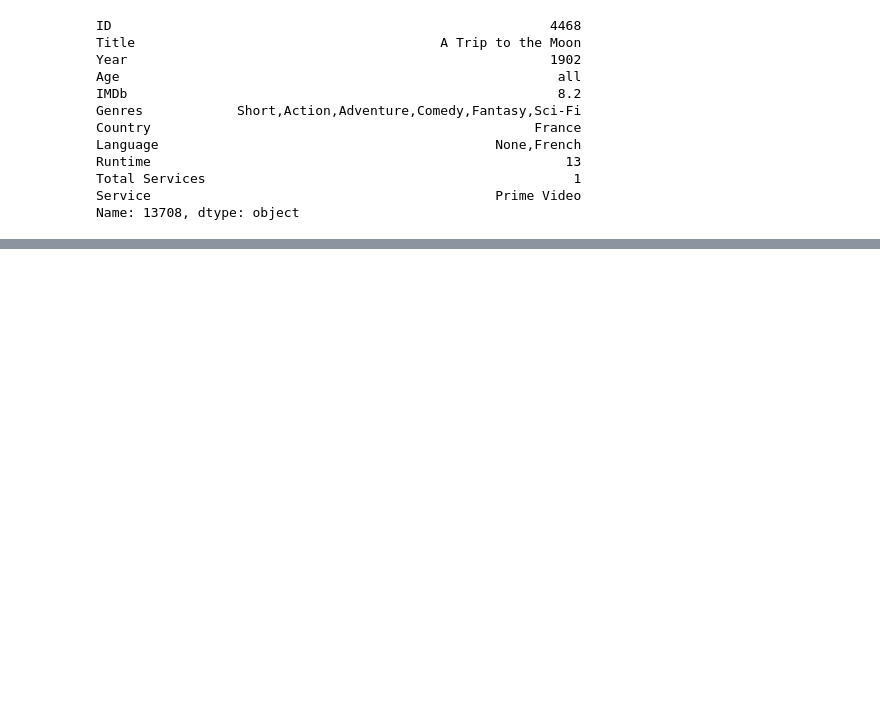
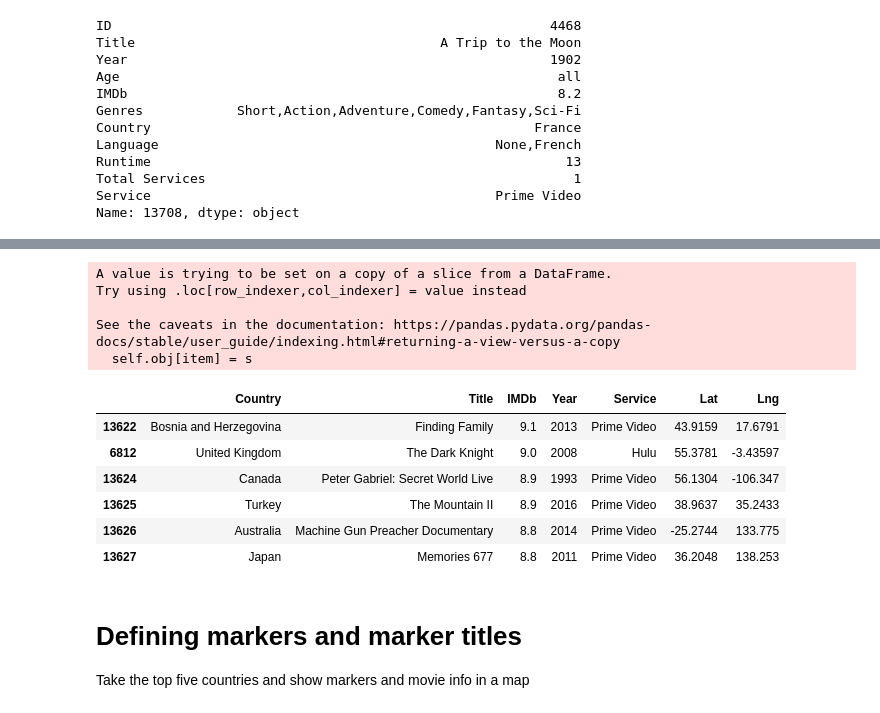
Before and after one commit to RoLDT/project-one-nesfils, a Jupyter notebook: Gabby.ipynb, the cells around one changed output, grey strips where cells are left out. Saved outputs shown, nothing was run; the diff lists cells and outputs as text; code cells hidden in the pictures; blank space fills up the shorter version.

```diff
--- a/Gabby.ipynb
+++ b/Gabby.ipynb
@@ -371,0 +380,40 @@ uniquecountry_movies_df[uniquecountry_movies_df['Year']==uniquecountry_movies_df
+# %%
+#create a params dict that will be updated with new city each iteration
+params= {"key":g_key}
+
+#Loop through summarycities_df and run a lat/lng search for each city
+for index, row in topcities_df.iterrows():
+    base_url = "https://maps.googleapis.com/maps/api/geocode/json"
+
+    country = row["Country"]
+    params["address"]= f"{country}"
+
+
+    #make request and print to check
+    country_lat_lng= requests.get(base_url, params=params)
+    ##print(country_lat_lng.url)
+
+    #convert to json
+    country_lat_lng = country_lat_lng.json()
+
+    topcities_df.loc[index, "Lat"] = country_lat_lng["results"][0]["geometry"]["location"]["lat"]
+    topcities_df.loc[index, "Lng"] = country_lat_lng["results"][0]["geometry"]["location"]["lng"]
+# %% [output]
+A value is trying to be set on a copy of a slice from a DataFrame.
+Try using .loc[row_indexer,col_indexer] = value instead
+
+See the caveats in the documentation: https://pandas.pydata.org/pandas-docs/stable/user_guide/indexing.html#returning-a-view-versus-a-copy
+  self.obj[item] = s
+# %%
+topcities_df
+# %% [output]
+|  | Country | Title | IMDb | Year | Service | Lat | Lng |
+| 13622 | Bosnia and Herzegovina | Finding Family | 9.1 | 2013 | Prime Video | 43.9159 | 17.6791 |
+| 6812 | United Kingdom | The Dark Knight | 9.0 | 2008 | Hulu | 55.3781 | -3.43597 |
+| 13624 | Canada | Peter Gabriel: Secret World Live | 8.9 | 1993 | Prime Video | 56.1304 | -106.347 |
+| 13625 | Turkey | The Mountain II | 8.9 | 2016 | Prime Video | 38.9637 | 35.2433 |
+| 13626 | Australia | Machine Gun Preacher Documentary | 8.8 | 2014 | Prime Video | -25.2744 | 133.775 |
+| 13627 | Japan | Memories 677 | 8.8 | 2011 | Prime Video | 36.2048 | 138.253 |
+# %% [markdown]
+# Defining markers and marker titles
+Take the top five countries and show markers and movie info in a map
```
Also changed, not shown: parts of 40 cells of this notebook.
